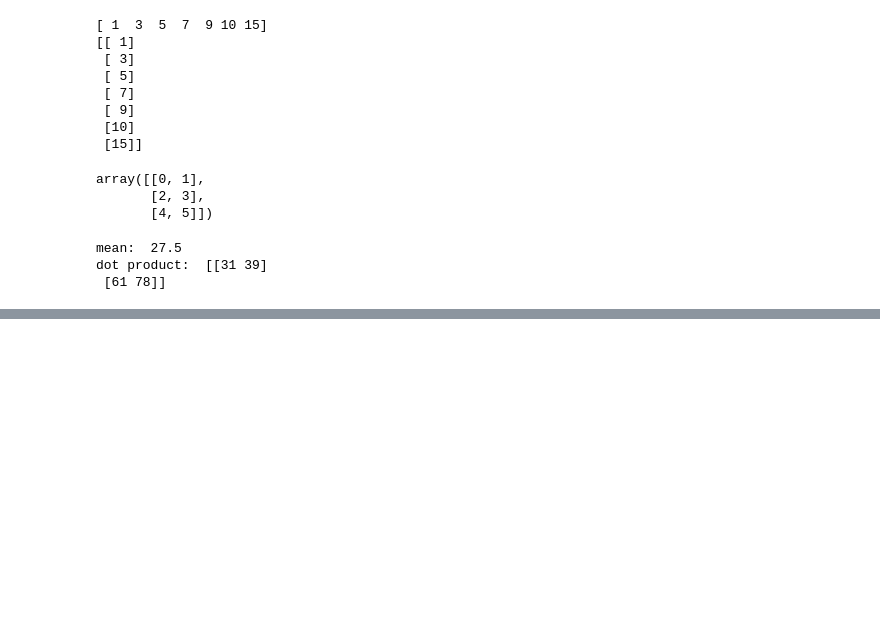
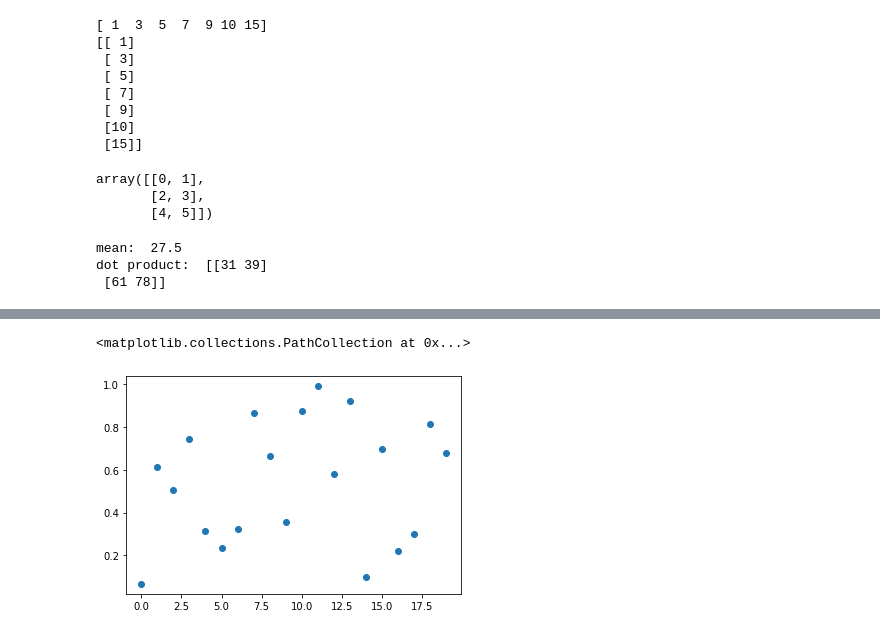
Before and after one commit to MaxDerWeber/ComputationalMacro, a Jupyter notebook: exercises_lecture.ipynb, the cells around one changed output, grey strips where cells are left out. Saved outputs shown, nothing was run; the diff lists cells and outputs as text; code cells hidden in the pictures; blank space fills up the shorter version.

```diff
--- a/exercises_lecture.ipynb
+++ b/exercises_lecture.ipynb
@@ -187,0 +211,5 @@ dot product:  [[31 39]
+# %%
+plt.scatter(x,y)
+# %% [output]
+<matplotlib.collections.PathCollection at 0x...>
+[figure, added]
```
Also changed, not shown: parts of 13 cells of this notebook.
